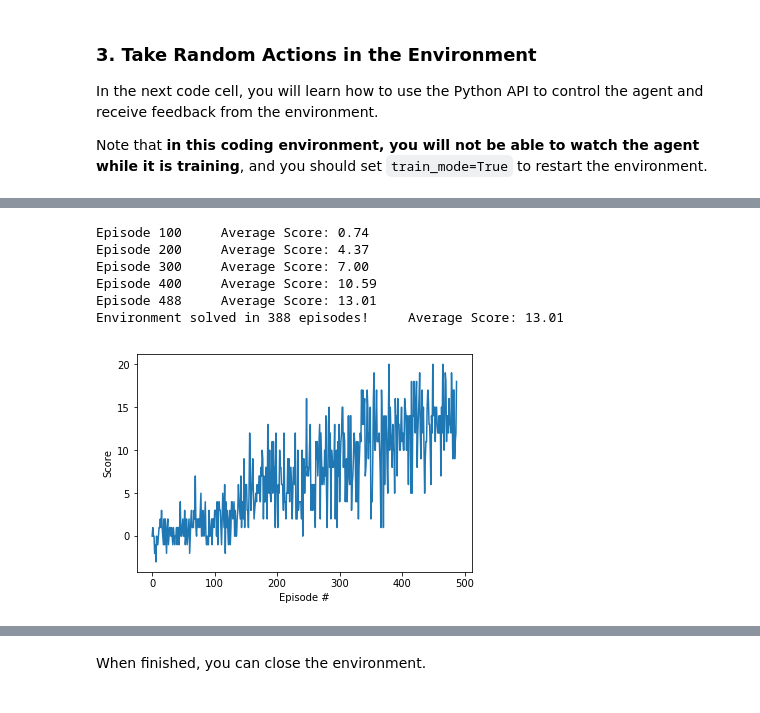
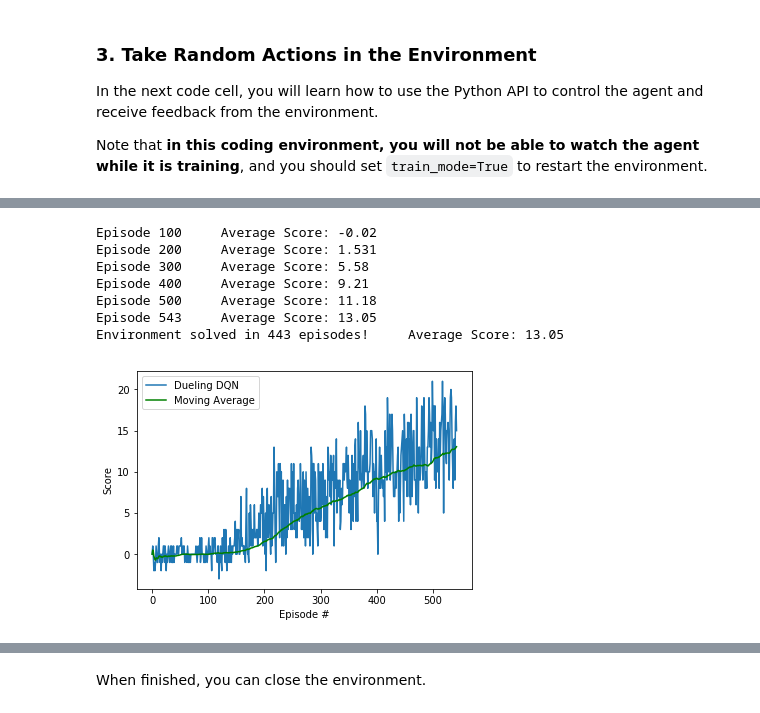
Before and after one commit to ASinghh/DeepRL_Navigation_Banana_Collector, a Jupyter notebook: Navigation.ipynb, the cells around one changed output, grey strips where cells are left out. Cells and saved outputs as stored; diff of their text form; code cells hidden in the pictures.

```diff
--- a/Navigation.ipynb
+++ b/Navigation.ipynb
@@ -122,6 +122,7 @@ def dqn(n_episodes=2000, max_t=1000, eps_start=1.0, eps_end=0.01, eps_decay=0.99
     """
     scores = []                        # list containing scores from each episode
     scores_window = deque(maxlen=100)  # last 100 scores
+    moving_average = []                # Initializing List for moving average
     eps = eps_start                    # initialize epsilon
     for i_episode in range(1, n_episodes+1):
         env_info =env.reset(train_mode=True)[brain_name]
@@ -140,6 +141,7 @@ def dqn(n_episodes=2000, max_t=1000, eps_start=1.0, eps_end=0.01, eps_decay=0.99
             if done:
                 break
         scores_window.append(score)       # save most recent score
+        moving_average.append(np.mean(scores_window))
         scores.append(score)              # save most recent score
         eps = max(eps_end, eps_decay*eps) # decrease epsilon
         print('\rEpisode {}\tAverage Score: {:.2f}'.format(i_episode, np.mean(scores_window)), end="")
@@ -149,17 +151,18 @@ def dqn(n_episodes=2000, max_t=1000, eps_start=1.0, eps_end=0.01, eps_decay=0.99
             print('\nEnvironment solved in {:d} episodes!\tAverage Score: {:.2f}'.format(i_episode-100, np.mean(scores_window)))
             torch.save(agent.qnetwork_local.state_dict(), 'Agentcheckpoint.pth')
             break
-    return scores
+    return scores, moving_average
 
 
-
+# plot the scores
 %matplotlib inline
-scores = dqn()
-# plot the scores
+scores, moving_average = dqn()
 fig = plt.figure()
 ax = fig.add_subplot(111)
-plt.plot(np.arange(len(scores)), scores)
+plt.plot(np.arange(len(scores)), scores, label='DQN')
+plt.plot(np.arange(len(scores)), moving_average, c='g', label='Moving Average')
 plt.ylabel('Score')
 plt.xlabel('Episode #')
+plt.legend(loc='upper left');
 plt.show()
 # %% [output]
@@ -194,6 +197,7 @@ def dqn(n_episodes=2000, max_t=1000, eps_start=1.0, eps_end=0.01, eps_decay=0.99
         eps_decay (float): multiplicative factor (per episode) for decreasing epsilon
     """
     scores = []                        # list containing scores from each episode
+    moving_average = []                # list for storing moving average
     scores_window = deque(maxlen=100)  # last 100 scores
     eps = eps_start                    # initialize epsilon
     for i_episode in range(1, n_episodes+1):
@@ -213,6 +217,7 @@ def dqn(n_episodes=2000, max_t=1000, eps_start=1.0, eps_end=0.01, eps_decay=0.99
             if done:
                 break
         scores_window.append(score)       # save most recent score
+        moving_average.append(np.mean(scores_window)) #calculate and store moving average
         scores.append(score)              # save most recent score
         eps = max(eps_end, eps_decay*eps) # decrease epsilon
         print('\rEpisode {}\tAverage Score: {:.2f}'.format(i_episode, np.mean(scores_window)), end="")
@@ -222,17 +227,18 @@ def dqn(n_episodes=2000, max_t=1000, eps_start=1.0, eps_end=0.01, eps_decay=0.99
             print('\nEnvironment solved in {:d} episodes!\tAverage Score: {:.2f}'.format(i_episode-100, np.mean(scores_window)))
             torch.save(agent.qnetwork_local.state_dict(), 'QQ_Agentcheckpoint.pth')
             break
-    return scores
+    return scores, moving_average
 
 
-
+# plot the scores
 %matplotlib inline
-scores = dqn()
-# plot the scores
+scores, moving_average = dqn()
 fig = plt.figure()
 ax = fig.add_subplot(111)
-plt.plot(np.arange(len(scores)), scores)
+plt.plot(np.arange(len(scores)), scores, label='Double DQN')
+plt.plot(np.arange(len(scores)), moving_average, c='g', label='Moving Average')
 plt.ylabel('Score')
 plt.xlabel('Episode #')
+plt.legend(loc='upper left');
 plt.show()
 # %% [output]
@@ -270,6 +277,7 @@ def dqn(n_episodes=2000, max_t=1000, eps_start=1.0, eps_end=0.01, eps_decay=0.99
     """
     scores = []                        # list containing scores from each episode
     scores_window = deque(maxlen=100)  # last 100 scores
+    moving_average = []                # list for storing moving average
     eps = eps_start                    # initialize epsilon
     for i_episode in range(1, n_episodes+1):
         env_info =env.reset(train_mode=True)[brain_name]
@@ -279,45 +287,48 @@ def dqn(n_episodes=2000, max_t=1000, eps_start=1.0, eps_end=0.01, eps_decay=0.99
             action = agent.act(state, eps)
             env_info = env.step(action)[brain_name]
             next_state = env_info.vector_observations[0]
             reward = env_info.rewards[0]
             done = env_info.local_done[0]
             agent.step(state, action, reward, next_state, done)
             score += reward
             state = next_state
 
             if done:
                 break
         scores_window.append(score)       # save most recent score
         scores.append(score)              # save most recent score
+        moving_average.append(np.mean(scores_window)) #calculate and store moving average
         eps = max(eps_end, eps_decay*eps) # decrease epsilon
         print('\rEpisode {}\tAverage Score: {:.2f}'.format(i_episode, np.mean(scores_window)), end="")
         if i_episode % 100 == 0:
             print('\rEpisode {}\tAverage Score: {:.2f}'.format(i_episode, np.mean(scores_window)))
         if np.mean(scores_window)>=13.0:
             print('\nEnvironment solved in {:d} episodes!\tAverage Score: {:.2f}'.format(i_episode-100, np.mean(scores_window)))
             torch.save(agent.qnetwork_local.state_dict(), 'dueling_Q_Agentcheckpoint.pth')
             break
-    return scores
+    return scores, moving_average
 
 
-
+# plot the scores
 %matplotlib inline
-scores = dqn()
-# plot the scores
+scores, moving_average = dqn()
 fig = plt.figure()
 ax = fig.add_subplot(111)
-plt.plot(np.arange(len(scores)), scores)
+plt.plot(np.arange(len(scores)), scores, label='Dueling DQN')
+plt.plot(np.arange(len(scores)), moving_average, c='g', label='Moving Average')
 plt.ylabel('Score')
 plt.xlabel('Episode #')
+plt.legend(loc='upper left');
 plt.show()
 # %% [output]
-Episode 100     Average Score: 0.74
-Episode 200     Average Score: 4.37
-Episode 300     Average Score: 7.00
-Episode 400     Average Score: 10.59
-Episode 488     Average Score: 13.01
-Environment solved in 388 episodes!     Average Score: 13.01
+Episode 100     Average Score: -0.02
+Episode 200     Average Score: 1.531
+Episode 300     Average Score: 5.58
+Episode 400     Average Score: 9.21
+Episode 500     Average Score: 11.18
+Episode 543     Average Score: 13.05
+Environment solved in 443 episodes!     Average Score: 13.05
-[figure, old version]
+[figure, new version]
 # %%
 ## Deep Q learning with Dueling Deep Network Architecture
 
```
Also changed, not shown: parts of 5 cells of this notebook.
